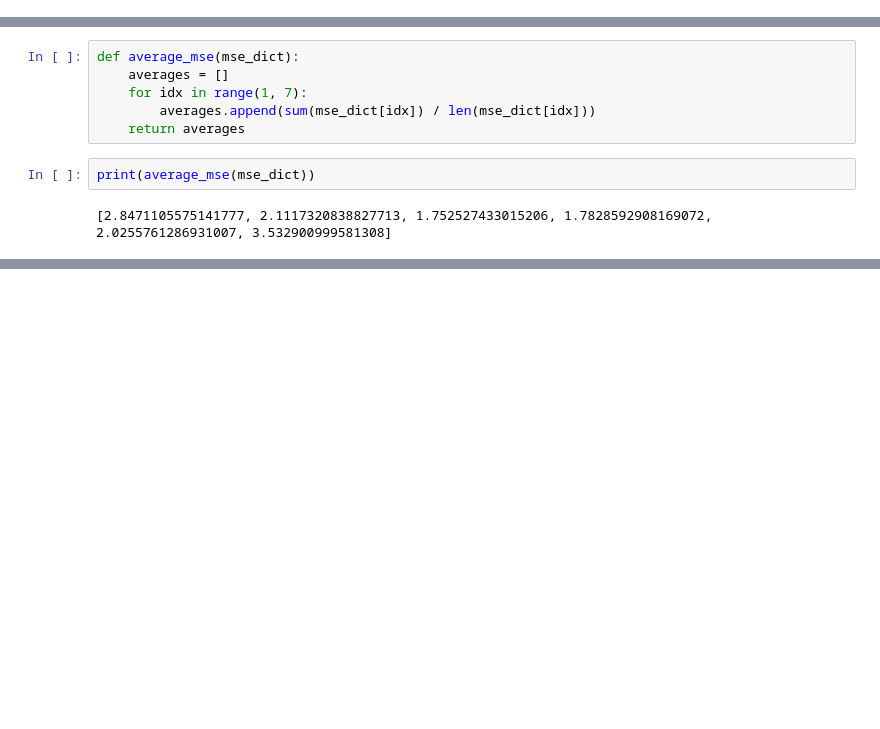
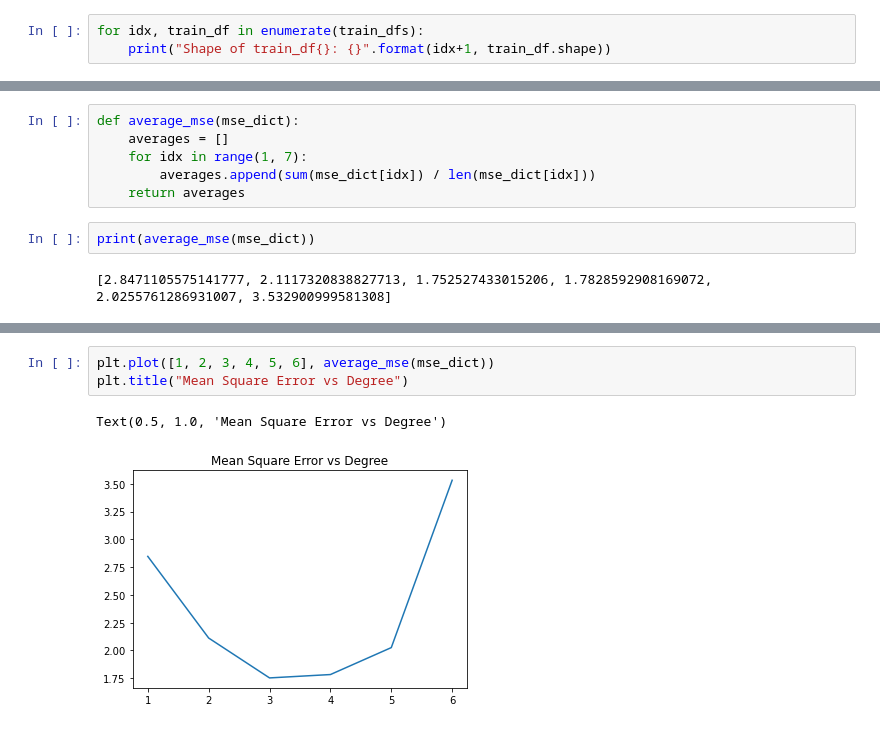
Before and after one commit to kuantuna/cs454-intro-ml-ann, a Jupyter notebook: hw1/solution.ipynb, the cells around one changed output, grey strips where cells are left out. Drawn from its saved outputs; the diff is of its cells as text; blank space fills up the shorter version.

```diff
--- a/hw1/solution.ipynb
+++ b/hw1/solution.ipynb
@@ -7,3 +7,6 @@ import matplotlib as plt
 train_dfs = []
 for idx in range(1, 11):
     train_dfs.append(pd.read_csv("sample{}.csv".format(idx), header=None))
+# %%
+for idx, train_df in enumerate(train_dfs):
+    print("Shape of train_df{}: {}".format(idx+1, train_df.shape))
@@ -78,0 +195,6 @@ print(average_mse(mse_dict))
+# %%
+plt.plot([1, 2, 3, 4, 5, 6], average_mse(mse_dict))
+plt.title("Mean Square Error vs Degree")
+# %% [output]
+Text(0.5, 1.0, 'Mean Square Error vs Degree')
+[figure, added]
```
Also changed, not shown: parts of 11 cells of this notebook.
